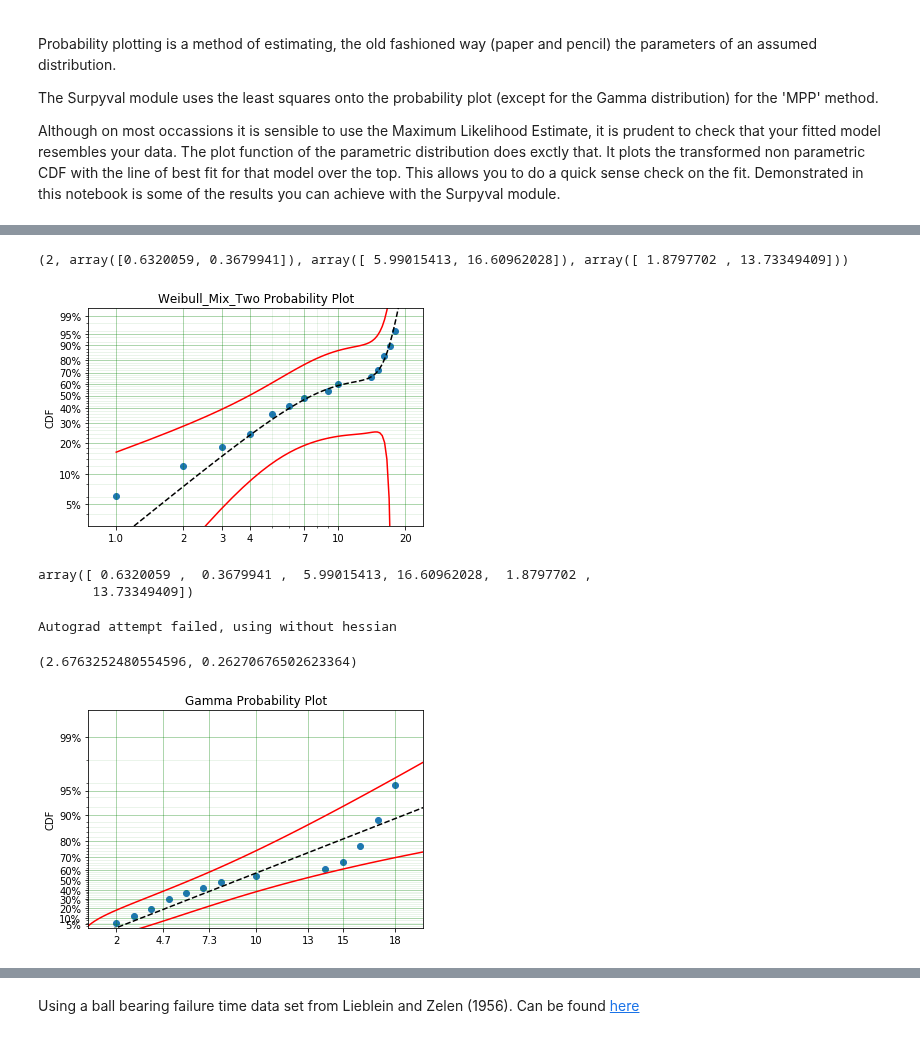
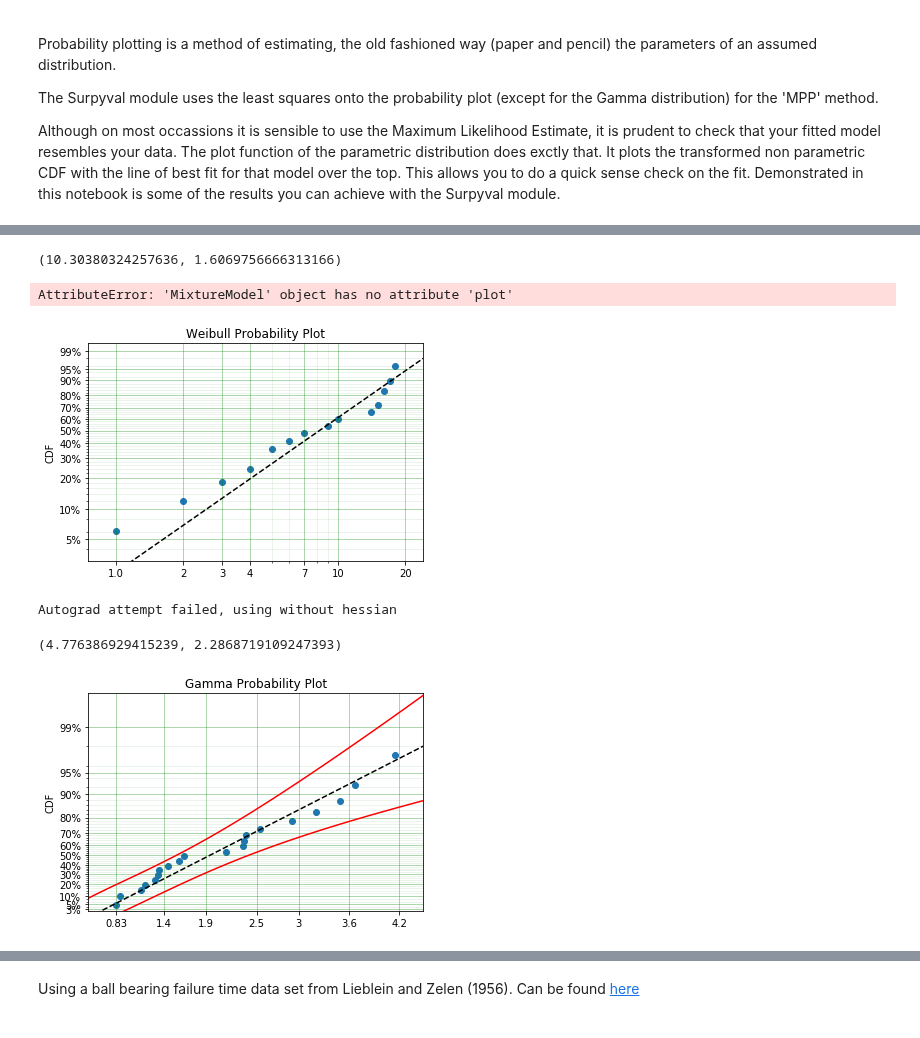
Before and after one commit to derrynknife/SurPyval, a Jupyter notebook: Probability Plotting with Surpyval.ipynb, the cells around one changed output, grey strips where cells are left out. Drawn from its saved outputs; the diff is of its cells as text; code cells hidden in the pictures.

```diff
--- a/Probability Plotting with Surpyval.ipynb
+++ b/Probability Plotting with Surpyval.ipynb
@@ -10,3 +10,8 @@ Although on most occassions it is sensible to use the Maximum Likelihood Estimat
 import surpyval as surv
 import numpy as np
 import matplotlib.pyplot as plt
+# %%
+x = surv.Gamma.random(100, 5, 0.4)
+# %%
+model = surv.ExpoWeibull.fit(x, how='MSE', rr='x')
+model.params
@@ -13,30 +25,26 @@ import matplotlib.pyplot as plt
 # %%
 x = [1, 2, 3, 4, 5, 5, 6, 7, 9, 10, 14, 15, 16, 16, 17, 18]
-model = surv.Weibull_Mix_Two.fit(x)
+model = surv.Weibull.fit(x)
 model.plot('Nelson-Aalen', plot_bounds=False);
 print(model.params)
-mm = surv.MixtureModel(x=x, dist=surv.Weibull)
+mm = surv.MixtureModel(x=x, dist=surv.Weibull, m=2)
 mm.fit(how='MLE')
-#mm.plot('Nelson-Aalen', plot_bounds=False)
+##mm.plot('Nelson-Aalen', plot_bounds=False)
 
 xx = np.linspace(1, 20)
 plt.plot(xx, 1 - mm.R_cb(xx, cb=0.05), color='red');
 # %% [output]
-(2, array([0.6320059, 0.3679941]), array([ 5.99015413, 16.60962028]), array([ 1.8797702 , 13.73349409]))
+(10.30380324257636, 1.6069756666313166)
+AttributeError: 'MixtureModel' object has no attribute 'plot'
-[figure, old version]
+[figure, new version]
-# %%
-np.array(model.params[1::]).flatten()
-# %% [output]
-array([ 0.6320059 ,  0.3679941 ,  5.99015413, 16.60962028,  1.8797702 ,
-       13.73349409])
 # %%
 dist = surv.Gamma
 x = [2, 3, 4, 5, 5, 6, 7, 8, 10, 14, 15, 16, 16, 17, 17, 18]
-
-model = dist.fit(x, how='MLE', rr='y')
+x = surv.Gamma.random(20, 4, 2)
+model = dist.fit(x, how='MLE')
 model.plot(heuristic='Nelson-Aalen', plot_bounds=True);
 model.params
 # %% [output]
 Autograd attempt failed, using without hessian
-(2.6763252480554596, 0.26270676502623364)
+(4.776386929415239, 2.2868719109247393)
-[figure, old version]
+[figure, new version]
```
Also changed, not shown: parts of 16 cells of this notebook, 8 other files.
